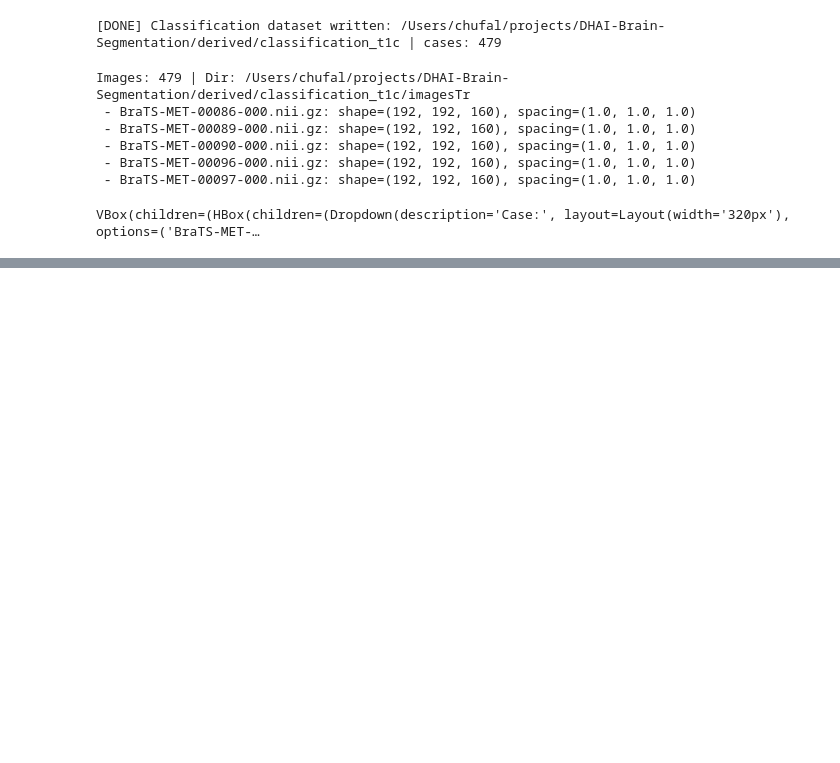
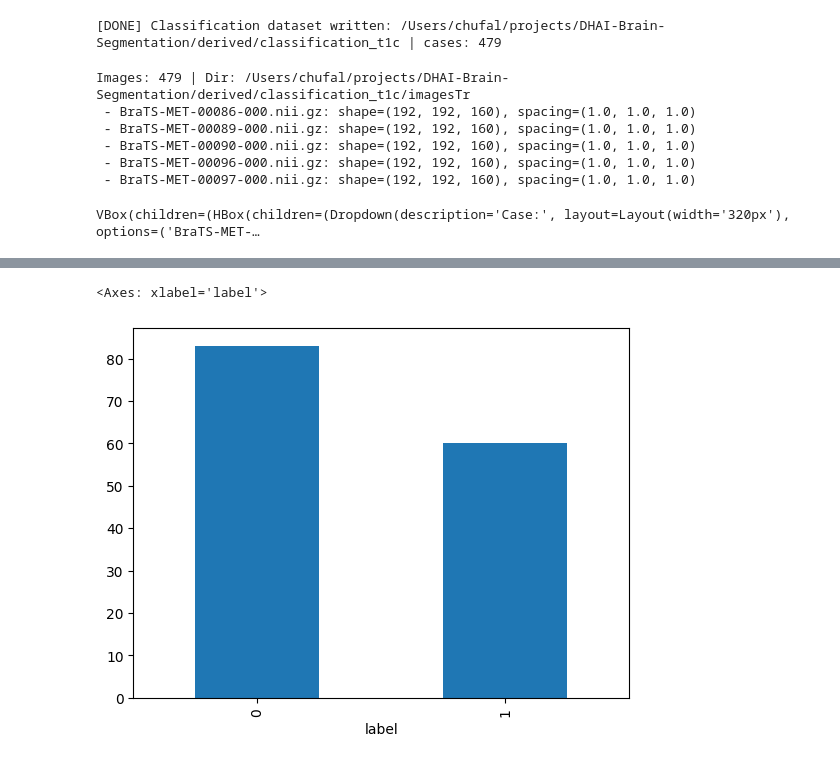
Before and after one commit to kundan1974/DHAI-Brain-Segmentation, a Jupyter notebook: building_dataset_final.ipynb, the cells around one changed output, grey strips where cells are left out. Cells and saved outputs as stored; diff of their text form; code cells hidden in the pictures; blank space fills up the shorter version.

```diff
--- a/building_dataset_final.ipynb
+++ b/building_dataset_final.ipynb
@@ -624,0 +657,5 @@ VBox(children=(HBox(children=(Dropdown(description='Case:', layout=Layout(width=
+# %%
+classification_test_df["label"].value_counts().plot(kind="bar")
+# %% [output]
+<Axes: xlabel='label'>
+[figure, added]
```
Also changed, not shown: parts of 7 cells of this notebook, 3 other files.
